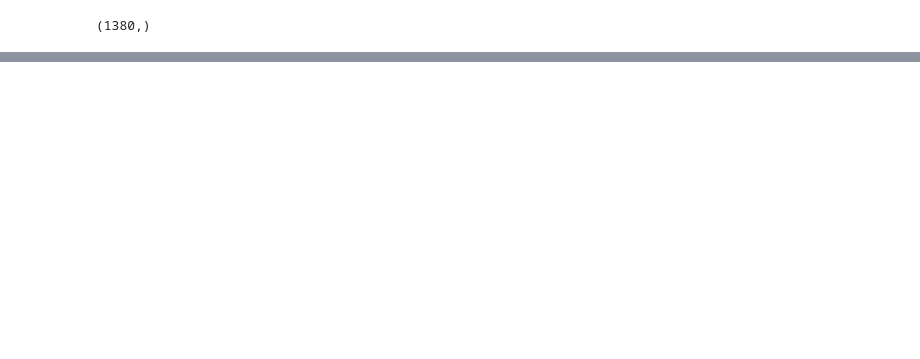
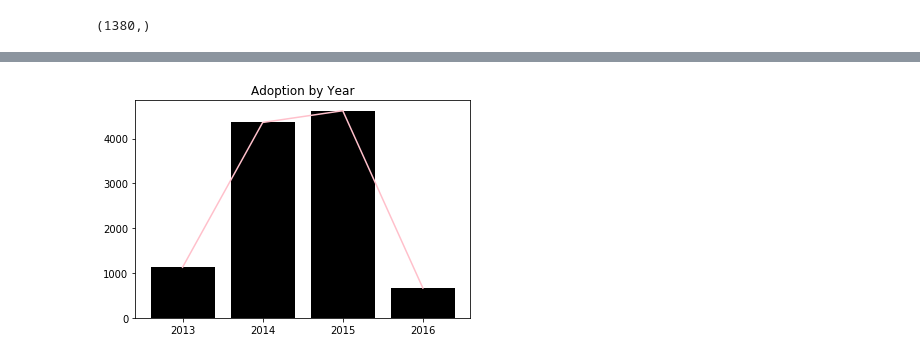
Before and after one commit to ta-data-lis/final-project, a Jupyter notebook: your-project/EDA.ipynb, the cells around one changed output, grey strips where cells are left out. Saved outputs shown, nothing was run; the diff lists cells and outputs as text; code cells hidden in the pictures; blank space fills up the shorter version.

Commit message:
some plots

```diff
--- a/your-project/EDA.ipynb
+++ b/your-project/EDA.ipynb
@@ -180,0 +250,13 @@ Problably will do an hot encoding of this one
+# %%
+# Convert DateTime column object to dattime format
+
+dt['DateTime'] = pd.to_datetime(dt['DateTime'])
+# %%
+## Group table by year
+
+adopt = dt.loc[dt['OutcomeType']== 'Adoption']
+
+adopt = adopt[['DateTime','OutcomeType']]
+
+piv = adopt.pivot_table(values = ['OutcomeType'], index = adopt['DateTime'].dt.year , aggfunc = ({'OutcomeType':'count'}))
+piv
@@ -180,0 +270,10 @@ Problably will do an hot encoding of this one
+# %%
+# Plot adoption by year
+
+plt.bar(piv.index, piv['OutcomeType'], color = 'black')
+plt.plot(piv.index, piv['OutcomeType'], color = 'pink')
+plt.xticks(list(piv.index))
+plt.title('Adoption by Year')
+plt.show()
+# %% [output]
+[figure, added]
```
Also changed, not shown: parts of 15 cells of this notebook.
